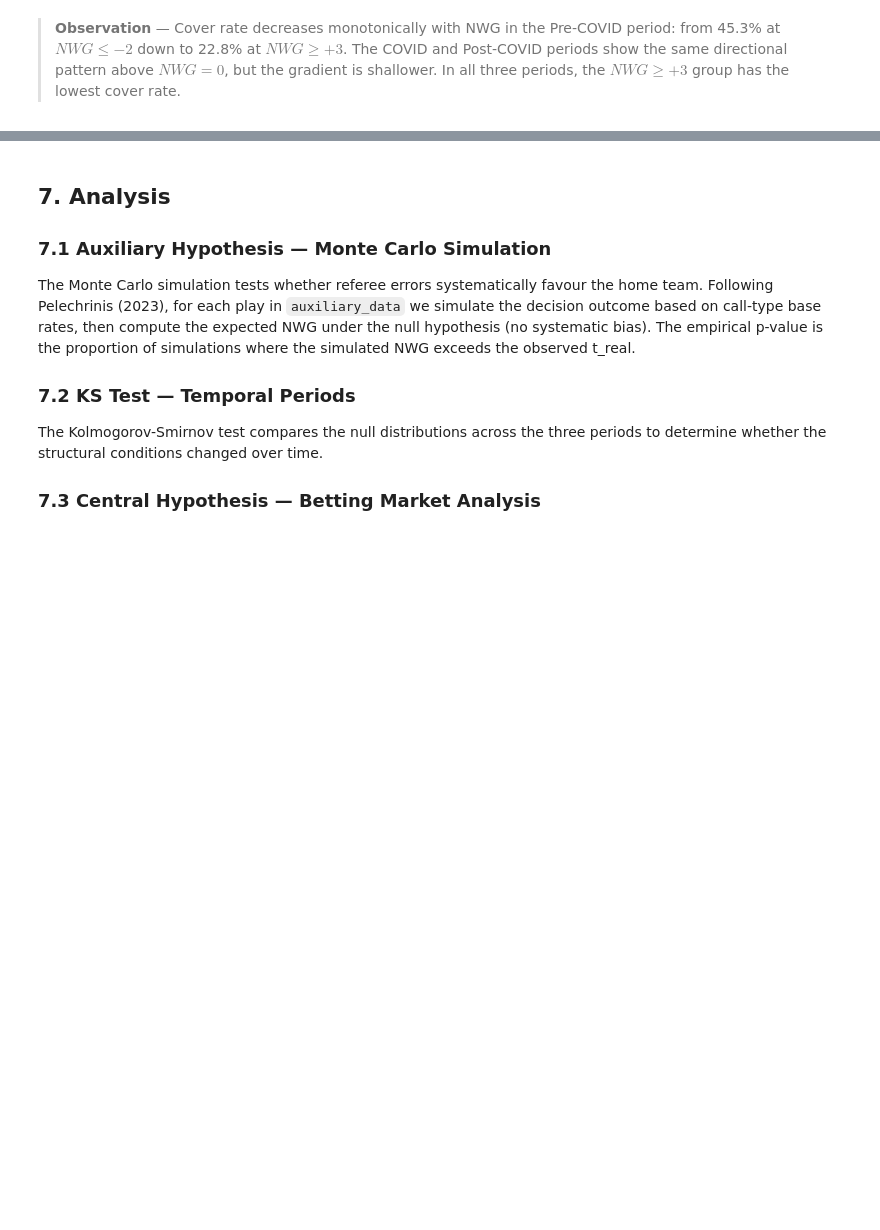
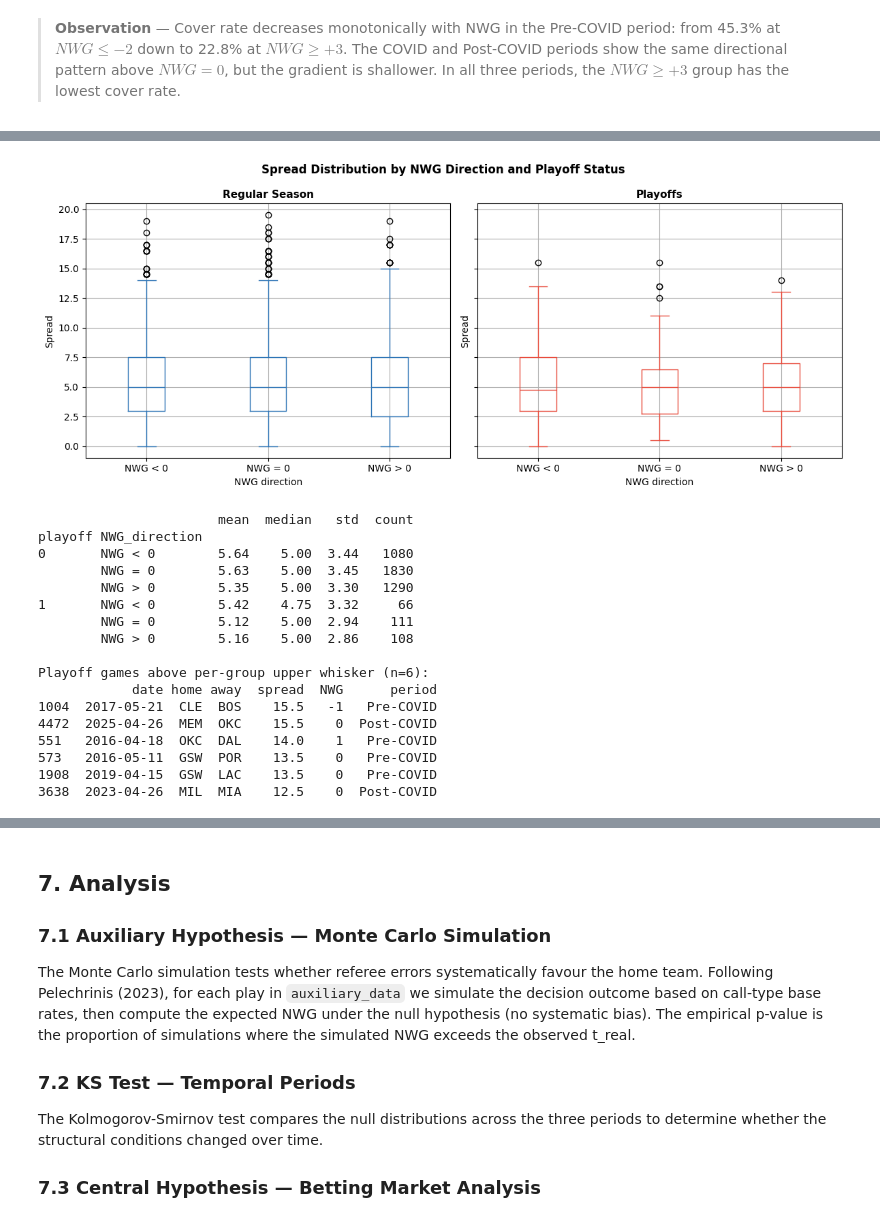
Before and after one commit to RoumenNikolov/decision-bias-study, a Jupyter notebook: bias_analysis.ipynb, the cells around one changed output, grey strips where cells are left out. Saved outputs shown, nothing was run; the diff lists cells and outputs as text; code cells hidden in the pictures; blank space fills up the shorter version.

```diff
--- a/bias_analysis.ipynb
+++ b/bias_analysis.ipynb
@@ -2665,0 +2736,7 @@ NWG_group
+# %%
+Q1 = master['spread'].quantile(0.25)
+Q3 = master['spread'].quantile(0.75)
+IQR = Q3 - Q1
+upper_fence = Q3 + 1.5 * IQR
+n_above = (master['spread'] > upper_fence).sum()
+print(f"Q1={Q1}, Q3={Q3}, IQR={IQR}, upper fence={upper_fence}, n above={n_above}")
@@ -2665,0 +2774,52 @@ NWG_group
+# %%
+fig, axes = plt.subplots(1, 2, figsize=(12, 5), sharey=True)
+
+playoff_labels = {0: 'Regular Season', 1: 'Playoffs'}
+colors = ['#2E75B6', '#E84C3D']
+
+for ax, (playoff, label), color in zip(axes, playoff_labels.items(), colors):
+    subset = master[master['playoff'] == playoff]
+    subset.boxplot(column='spread', by='NWG_direction', ax=ax, color=color)
+    ax.set_title(label, fontsize=11, fontweight='bold')
+    ax.set_xlabel('NWG direction', fontsize=10)
+    ax.set_ylabel('Spread', fontsize=10)
+
+plt.suptitle('Spread Distribution by NWG Direction and Playoff Status', fontsize=12, fontweight='bold')
+plt.tight_layout()
+plt.savefig('data/output/boxplot_spread_nwg_playoff.png', dpi=150, bbox_inches='tight')
+plt.show()
+
+print(master.groupby(['playoff', 'NWG_direction'], observed=True)['spread'].agg(['mean', 'median', 'std', 'count']).round(2))
+
+above_whisker_playoff = []
+for group in ['NWG < 0', 'NWG = 0', 'NWG > 0']:
+    subset = master[(master['playoff'] == 1) & (master['NWG_direction'] == group)]
+    Q1 = subset['spread'].quantile(0.25)
+    Q3 = subset['spread'].quantile(0.75)
+    IQR = Q3 - Q1
+    upper_fence_g = Q3 + 1.5 * IQR
+    above = subset[subset['spread'] > upper_fence_g][['date', 'home', 'away', 'spread', 'NWG', 'period']]
+    above_whisker_playoff.append(above)
+
+result = pd.concat(above_whisker_playoff).sort_values('spread', ascending=False)
+print(f"\nPlayoff games above per-group upper whisker (n={len(result)}):")
+print(result.to_string())
+# %% [output]
+[figure, added]
+                       mean  median   std  count
+playoff NWG_direction
+0       NWG < 0        5.64    5.00  3.44   1080
+        NWG = 0        5.63    5.00  3.45   1830
+        NWG > 0        5.35    5.00  3.30   1290
+1       NWG < 0        5.42    4.75  3.32     66
+        NWG = 0        5.12    5.00  2.94    111
+        NWG > 0        5.16    5.00  2.86    108
+
+Playoff games above per-group upper whisker (n=6):
+            date home away  spread  NWG      period
+1004  2017-05-21  CLE  BOS    15.5   -1   Pre-COVID
+4472  2025-04-26  MEM  OKC    15.5    0  Post-COVID
+551   2016-04-18  OKC  DAL    14.0    1   Pre-COVID
+573   2016-05-11  GSW  POR    13.5    0   Pre-COVID
+1908  2019-04-15  GSW  LAC    13.5    0   Pre-COVID
+3638  2023-04-26  MIL  MIA    12.5    0  Post-COVID
```
Also changed, not shown: parts of 50 cells of this notebook, 6 other files.
